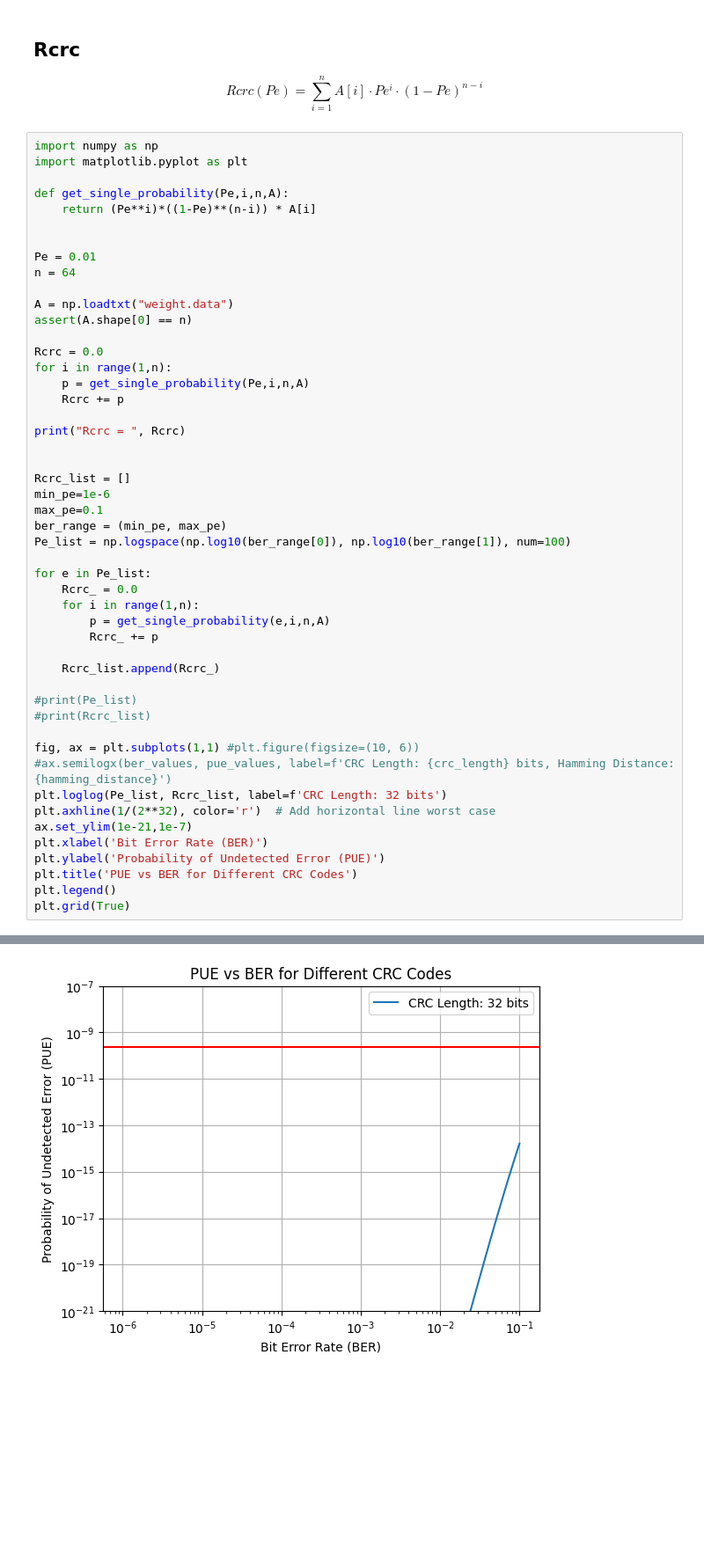
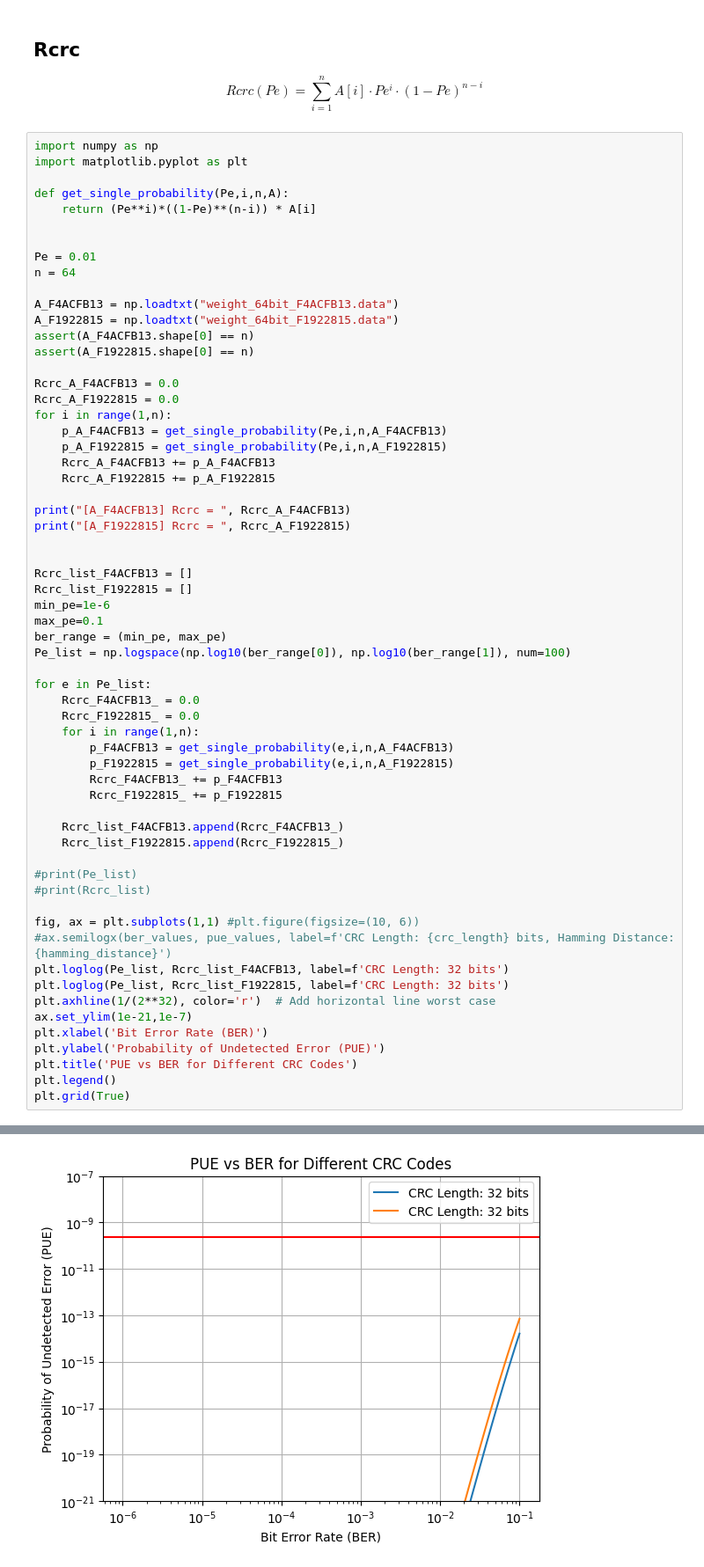
Before and after one commit to Sausy/crc32_properness, a Jupyter notebook: CRC32_properness_results.ipynb, the cells around one changed output, grey strips where cells are left out. Shown: that part at 88% size. Drawn from its saved outputs; the diff is of its cells as text; blank space fills up the shorter version.

```diff
--- a/CRC32_properness_results.ipynb
+++ b/CRC32_properness_results.ipynb
@@ -60,37 +60,49 @@ def get_single_probability(Pe,i,n,A):
 Pe = 0.01
 n = 64
 
-A = np.loadtxt("weight.data")
-assert(A.shape[0] == n)
+A_F4ACFB13 = np.loadtxt("weight_64bit_F4ACFB13.data")
+A_F1922815 = np.loadtxt("weight_64bit_F1922815.data")
+assert(A_F4ACFB13.shape[0] == n)
+assert(A_F1922815.shape[0] == n)
 
-Rcrc = 0.0
+Rcrc_A_F4ACFB13 = 0.0
+Rcrc_A_F1922815 = 0.0
 for i in range(1,n):
-    p = get_single_probability(Pe,i,n,A)
-    Rcrc += p
+    p_A_F4ACFB13 = get_single_probability(Pe,i,n,A_F4ACFB13)
+    p_A_F1922815 = get_single_probability(Pe,i,n,A_F1922815)
+    Rcrc_A_F4ACFB13 += p_A_F4ACFB13
+    Rcrc_A_F1922815 += p_A_F1922815
 
-print("Rcrc = ", Rcrc)
+print("[A_F4ACFB13] Rcrc = ", Rcrc_A_F4ACFB13)
+print("[A_F1922815] Rcrc = ", Rcrc_A_F1922815)
 
 
-Rcrc_list = []
+Rcrc_list_F4ACFB13 = []
+Rcrc_list_F1922815 = []
 min_pe=1e-6
 max_pe=0.1
 ber_range = (min_pe, max_pe)
 Pe_list = np.logspace(np.log10(ber_range[0]), np.log10(ber_range[1]), num=100)
 
 for e in Pe_list:
-    Rcrc_ = 0.0
+    Rcrc_F4ACFB13_ = 0.0
+    Rcrc_F1922815_ = 0.0
     for i in range(1,n):
-        p = get_single_probability(e,i,n,A)
-        Rcrc_ += p
+        p_F4ACFB13 = get_single_probability(e,i,n,A_F4ACFB13)
+        p_F1922815 = get_single_probability(e,i,n,A_F1922815)
+        Rcrc_F4ACFB13_ += p_F4ACFB13
+        Rcrc_F1922815_ += p_F1922815
 
-    Rcrc_list.append(Rcrc_)
+    Rcrc_list_F4ACFB13.append(Rcrc_F4ACFB13_)
+    Rcrc_list_F1922815.append(Rcrc_F1922815_)
 
 #print(Pe_list)
 #print(Rcrc_list)
 
 fig, ax = plt.subplots(1,1) #plt.figure(figsize=(10, 6))
 #ax.semilogx(ber_values, pue_values, label=f'CRC Length: {crc_length} bits, Hamming Distance: {hamming_distance}')
-plt.loglog(Pe_list, Rcrc_list, label=f'CRC Length: 32 bits')
+plt.loglog(Pe_list, Rcrc_list_F4ACFB13, label=f'CRC Length: 32 bits')
+plt.loglog(Pe_list, Rcrc_list_F1922815, label=f'CRC Length: 32 bits')
 plt.axhline(1/(2**32), color='r')  # Add horizontal line worst case
 ax.set_ylim(1e-21,1e-7)
 plt.xlabel('Bit Error Rate (BER)')
@@ -103 +116 @@ Rcrc =  1.571598495047187e-26
-[figure, old version]
+[figure, new version]
```
Also changed, not shown: parts of 1 cell of this notebook, 5 other files.
